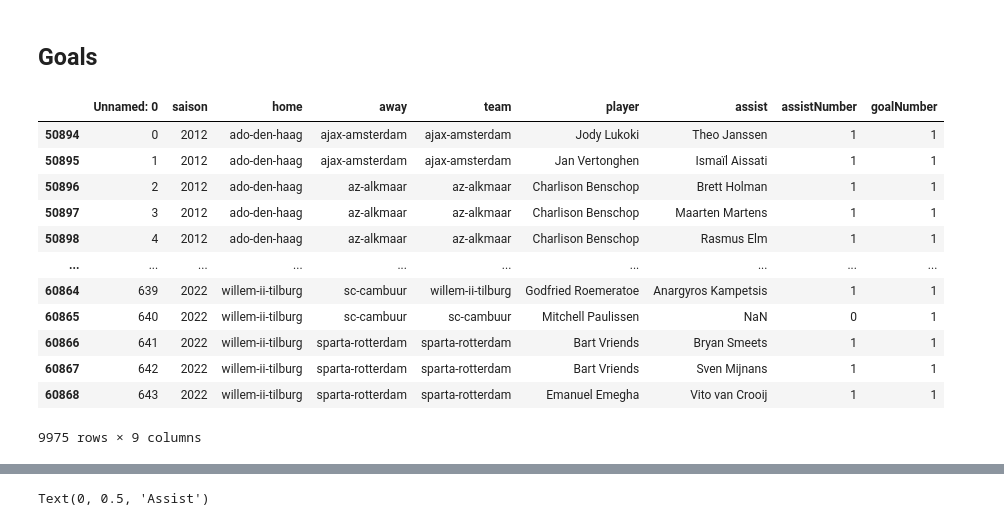
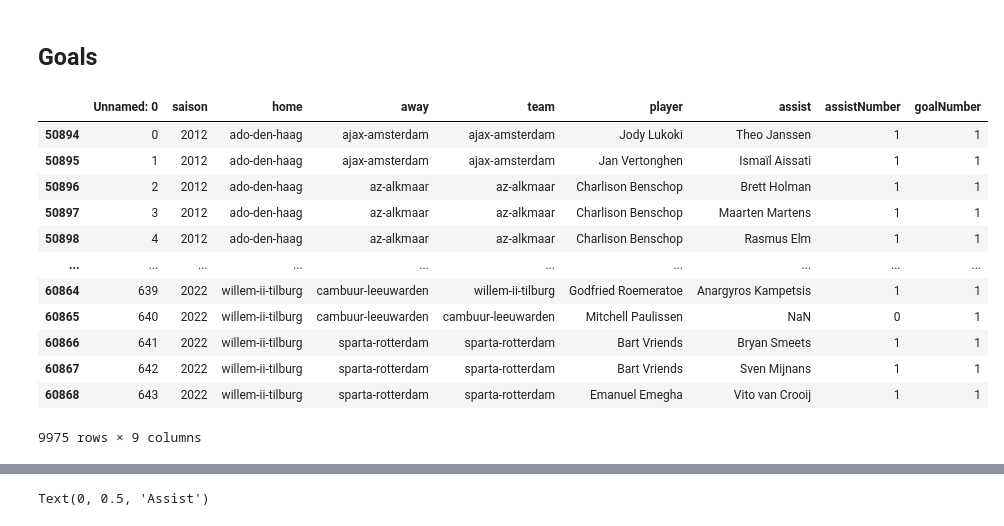
Before and after one commit to mohammedaljader/Football_Predictions_ML, a Jupyter notebook: notebook.ipynb, the cells around one changed output, grey strips where cells are left out. Cells and saved outputs as stored; diff of their text form; code cells hidden in the pictures.

```diff
--- a/notebook.ipynb
+++ b/notebook.ipynb
@@ -55,36 +55,41 @@ def toOneSeason(season):
 # We replace it to one name
 Duplicates(raw_goals_file, "club", "afc-ajax", "ajax-amsterdam")
 Duplicates(raw_goals_file, "club", "willem-ii", "willem-ii-tilburg")
+Duplicates(raw_goals_file, "club", "mvv", "mvv-maastricht")
+Duplicates(raw_goals_file, "club", "vitesse", "vitesse-arnhem")
+Duplicates(raw_goals_file, "club", "sc-cambuur", "cambuur-leeuwarden")
+Duplicates(raw_goals_file, "club", "feyenoord", "feyenoord-rotterdam")
+Duplicates(raw_goals_file, "club", "go-ahead-eagles_2", "go-ahead-eagles")
 
 # convert the season to int
 raw_goals_file['saison'] = raw_goals_file['saison'].apply(toOneSeason)
 raw_goals_file['saison'] = raw_goals_file['saison'].astype(int)
 
 # filter the last 10 seasons
 filterSeason = raw_goals_file[(raw_goals_file['saison'] >= 2012)]
 
 # make new dataframe in order to aggregate
 dfGoals = pd.DataFrame(filterSeason)
 
 # We use assist function for both 'assist' and 'player' colunms to count the assists and goals for each game
 assistNumber = raw_goals_file['assist'].apply(assist)
 goalNumber = raw_goals_file['player'].apply(assist)
 
 dfGoals['assistNumber'] = assistNumber
 dfGoals['goalNumber'] = goalNumber
 
 # we drop the unneccesary columns
 dfGoals.drop(columns=['new_score','type','minute','round'])
 # %% [output]
 |  | Unnamed: 0 | saison | home | away | team | player | assist | assistNumber | goalNumber |
 | 50894 | 0 | 2012 | ado-den-haag | ajax-amsterdam | ajax-amsterdam | Jody Lukoki | Theo Janssen | 1 | 1 |
 | 50895 | 1 | 2012 | ado-den-haag | ajax-amsterdam | ajax-amsterdam | Jan Vertonghen | Ismaïl Aissati | 1 | 1 |
 | 50896 | 2 | 2012 | ado-den-haag | az-alkmaar | az-alkmaar | Charlison Benschop | Brett Holman | 1 | 1 |
 | 50897 | 3 | 2012 | ado-den-haag | az-alkmaar | az-alkmaar | Charlison Benschop | Maarten Martens | 1 | 1 |
 | 50898 | 4 | 2012 | ado-den-haag | az-alkmaar | az-alkmaar | Charlison Benschop | Rasmus Elm | 1 | 1 |
 | ... | ... | ... | ... | ... | ... | ... | ... | ... | ... |
-| 60864 | 639 | 2022 | willem-ii-tilburg | sc-cambuur | willem-ii-tilburg | Godfried Roemeratoe | Anargyros Kampetsis | 1 | 1 |
-| 60865 | 640 | 2022 | willem-ii-tilburg | sc-cambuur | sc-cambuur | Mitchell Paulissen | NaN | 0 | 1 |
+| 60864 | 639 | 2022 | willem-ii-tilburg | cambuur-leeuwarden | willem-ii-tilburg | Godfried Roemeratoe | Anargyros Kampetsis | 1 | 1 |
+| 60865 | 640 | 2022 | willem-ii-tilburg | cambuur-leeuwarden | cambuur-leeuwarden | Mitchell Paulissen | NaN | 0 | 1 |
 | 60866 | 641 | 2022 | willem-ii-tilburg | sparta-rotterdam | sparta-rotterdam | Bart Vriends | Bryan Smeets | 1 | 1 |
 | 60867 | 642 | 2022 | willem-ii-tilburg | sparta-rotterdam | sparta-rotterdam | Bart Vriends | Sven Mijnans | 1 | 1 |
 | 60868 | 643 | 2022 | willem-ii-tilburg | sparta-rotterdam | sparta-rotterdam | Emanuel Emegha | Vito van Crooij | 1 | 1 |
```
Also changed, not shown: parts of 39 cells of this notebook.
